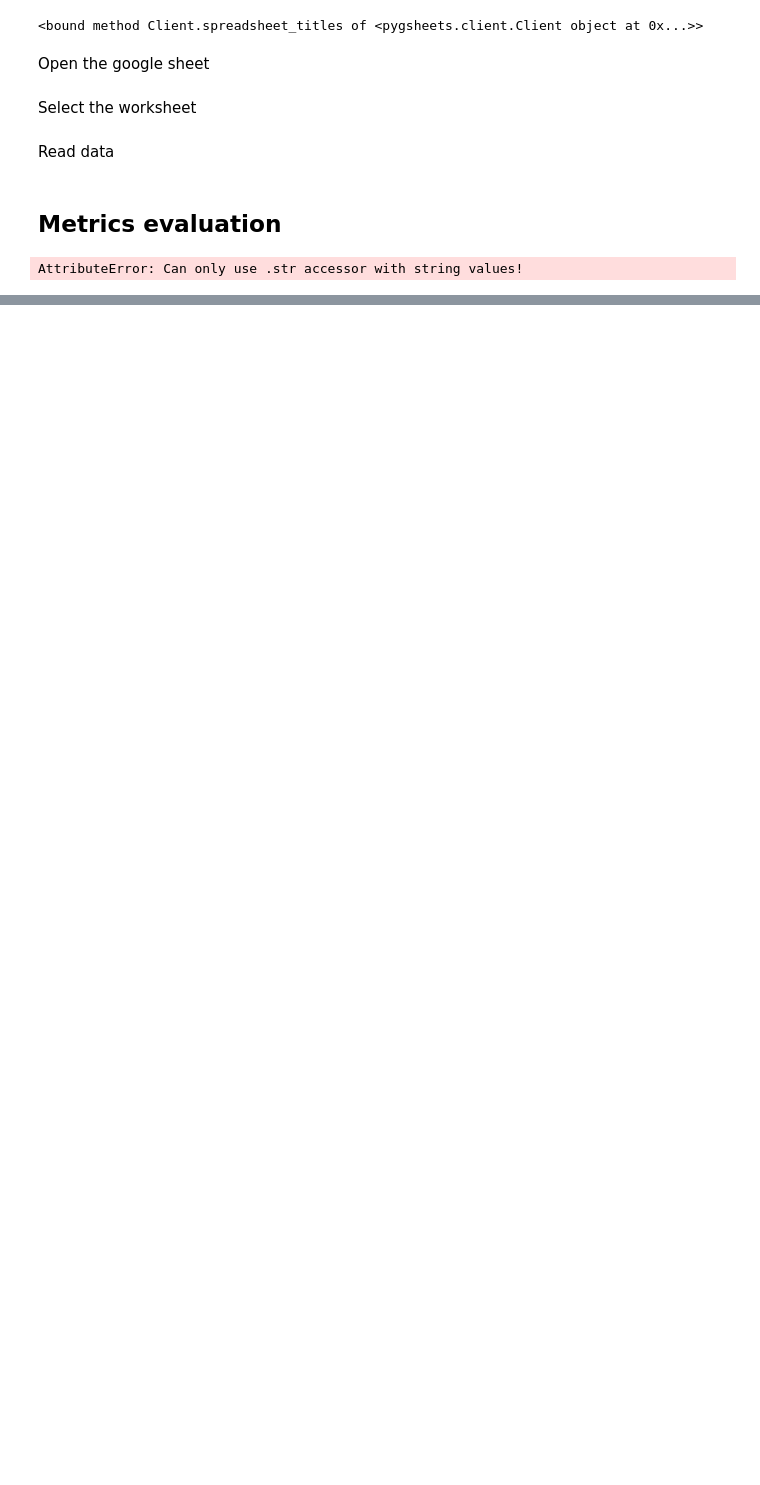
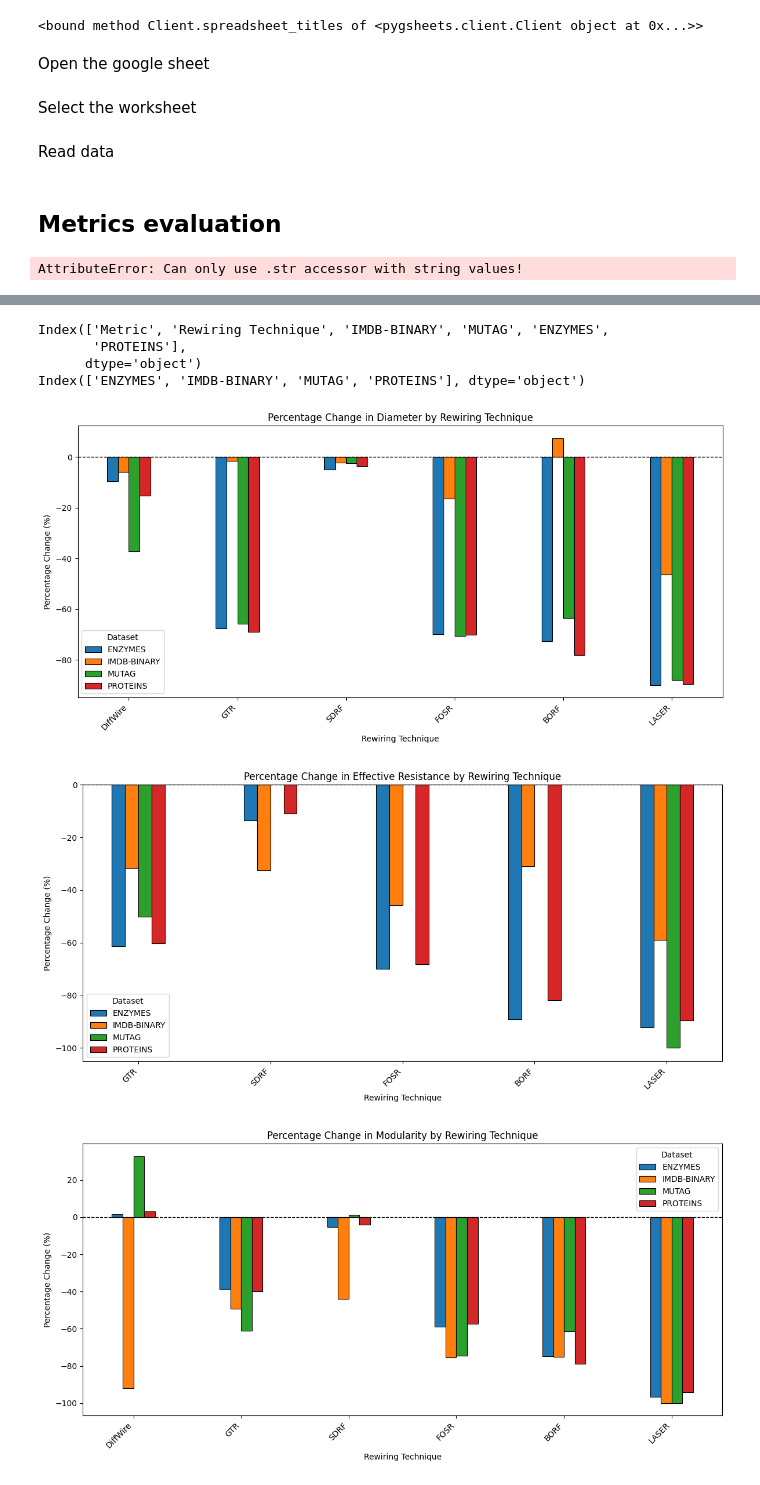
Before and after one commit to amgb20/Structural-Invariance-Matters-Rethinking-Graph-Rewiring-through-Graph-Metrics, a Jupyter notebook: analysis/metric_analysis.ipynb, the cells around one changed output, grey strips where cells are left out. Drawn from its saved outputs; the diff is of its cells as text; code cells hidden in the pictures; blank space fills up the shorter version.

```diff
--- a/analysis/metric_analysis.ipynb
+++ b/analysis/metric_analysis.ipynb
@@ -337,0 +248,69 @@ for metric in metrics:
+# %%
+#Percent Change Plots
+import pandas as pd
+import numpy as np
+import matplotlib.pyplot as plt
+
+worksheet_percent_changed = spreadsheet.worksheet_by_title("Percent Change organized by Dataset")
+
+df = worksheet_percent_changed.get_as_df()
+print(df.columns)
+
+
+# Identify dataset column names (all columns except "Metric" and "Rewiring Technique")
+dataset_columns = df.columns.difference(["Metric", "Rewiring Technique"])
+print(dataset_columns)
+
+# Reshape the dataframe: Move dataset columns into a "Dataset" column
+df = df.melt(id_vars=["Metric", "Rewiring Technique"],
+             value_vars=dataset_columns,
+             var_name="Dataset",
+             value_name="Percent Change")
+
+#Convert Nan and to numeric
+df["Percent Change"] = df["Percent Change"].replace(["N/A", "nan", ""], np.nan)
+df["Percent Change"] = df["Percent Change"].astype(str).str.replace("%", "").astype(float)
+df["Percent Change"] = pd.to_numeric(df["Percent Change"], errors='coerce')
+
+
+metrics = df["Metric"].unique()  # Get unique metrics
+bar_width = 0.1  # Width of each bar
+
+for metric in metrics:
+    metric_df = df[df["Metric"] == metric].copy()  # Filter for the current metric
+
+    #Diffwire effective resistance change is ridiculous, so cutting that out for EF
+    if metric == "Effective Resistance":
+        metric_df = metric_df[metric_df["Rewiring Technique"] != "DiffWire"]
+
+    fig, ax = plt.subplots(figsize=(12, 6))
+
+    # Get unique rewiring techniques and dataset names
+    rewiring_methods = metric_df["Rewiring Technique"].unique()
+    datasets = metric_df["Dataset"].unique()
+
+    x = np.arange(len(rewiring_methods))  # X positions for rewiring techniques
+
+
+    for i, dataset in enumerate(datasets):
+        subset = metric_df[metric_df["Dataset"] == dataset]  # Filter for dataset
+        plt.bar(x + i * bar_width, subset["Percent Change"], width=bar_width, label=dataset, edgecolor="black", linewidth=0.8)
+
+    ax.axhline(y=0, linestyle='dashed', color='black', linewidth=1)  # Dotted horizontal line at 0
+    ax.set_xticks(x + (len(datasets) - 1) * bar_width / 2)
+    ax.set_xticklabels(rewiring_methods, rotation=45, ha="right")
+    ax.set_title(f"Percentage Change in {metric} by Rewiring Technique")
+    ax.set_xlabel("Rewiring Technique")
+    ax.set_ylabel("Percentage Change (%)")
+    ax.legend(title="Dataset")
+
+    plt.tight_layout()
+    plt.show()
+# %% [output]
+Index(['Metric', 'Rewiring Technique', 'IMDB-BINARY', 'MUTAG', 'ENZYMES',
+       'PROTEINS'],
+      dtype='object')
+Index(['ENZYMES', 'IMDB-BINARY', 'MUTAG', 'PROTEINS'], dtype='object')
+[figure, added]
+[figure, added]
+[figure, added]
```
Also changed, not shown: parts of 3 cells of this notebook.
